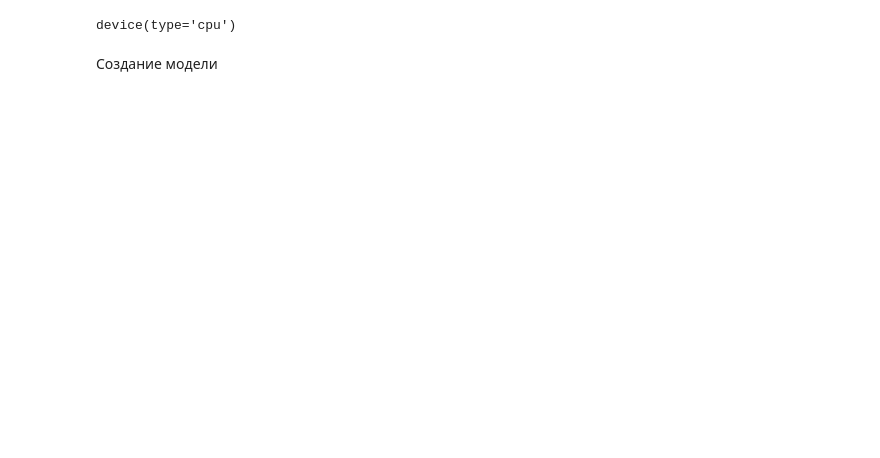
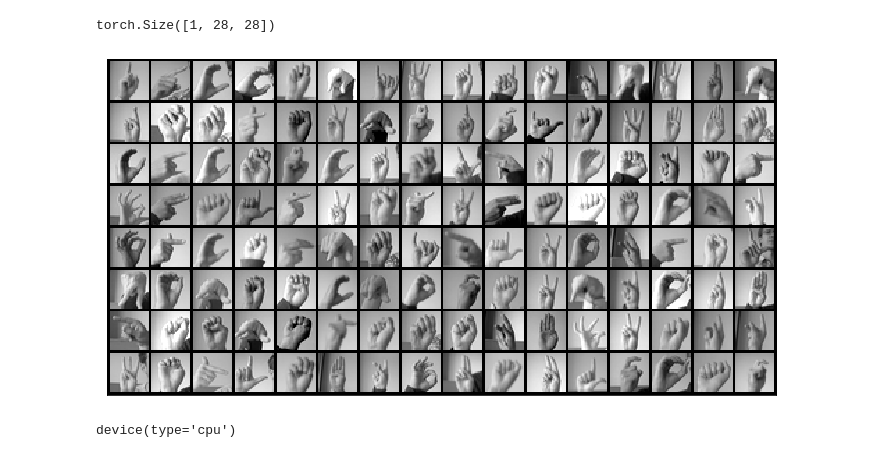
Before and after one commit to mikhachev/geekbrains-neuro, a Jupyter notebook: pytorch/Coursework.ipynb, the cells around one changed output. Saved outputs shown, nothing was run; the diff lists cells and outputs as text; code cells hidden in the pictures; blank space fills up the shorter version.

```diff
--- a/pytorch/Coursework.ipynb
+++ b/pytorch/Coursework.ipynb
@@ -221,0 +100,25 @@ class DeviceDataLoader():
+# %%
+class MnistSignDataset(Dataset):
+
+    def __init__(self, img, label):
+#         self.transforms = tt.ToTensor
+        self.img = np.array(img/255.0)
+        self.label = np.array(label)
+
+    # Так же нужно переопределить метод __len__
+    def __len__(self):
+        return len(self.img)
+
+    # И этот метод в который будет возвращать нам один сэмпл наших данных
+    def __getitem__(self, idx):
+        # преобразования над данными
+        img = self.img[idx]
+        img = torch.FloatTensor(img).reshape(1, 28, 28)
+        label = self.label [idx]
+        label = torch.tensor(label)
+        return img, label
+# %%
+batch_size = 128
+# %%
+train_dataset = MnistSignDataset(train_df.drop('label', axis=1), train_df.label)
+train_dataloader = DataLoader(train_dataset, batch_size)
@@ -221,0 +148,13 @@ class DeviceDataLoader():
+# %%
+def showbatch(batch):
+    for images, labels in batch:
+        fig, ax = plt.subplots(figsize=(12, 12))
+        ax.set_xticks([]); ax.set_yticks([])
+        print(images[0].shape)
+        ax.imshow(np.squeeze(make_grid(images, nrow=16).permute(1, 2, 0)))
+        break
+# %%
+showbatch(train_dataloader)
+# %% [output]
+torch.Size([1, 28, 28])
+[figure, added]
@@ -227,5 +190,3 @@ device(type='cpu')
 # %%
 train_dataloader = DeviceDataLoader(train_dataloader, device)
 test_dataloader = DeviceDataLoader(test_dataloader, device)
-# %% [markdown]
-Создание модели
```
Also changed, not shown: parts of 72 cells of this notebook.
